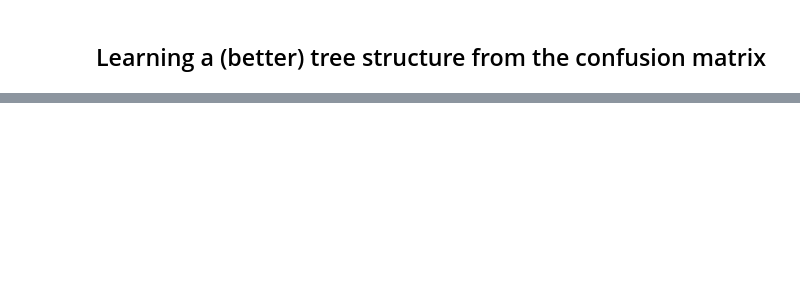
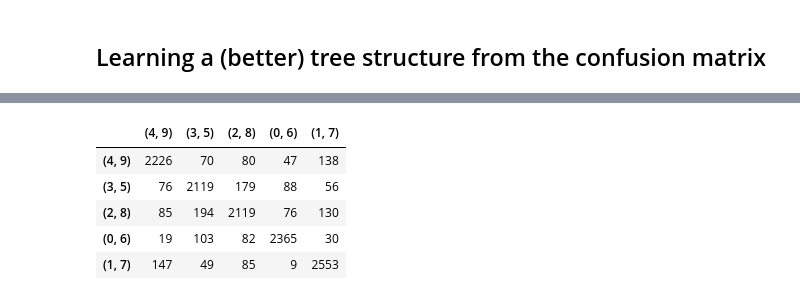
Before and after one commit to MaxHalford/myriade, a Jupyter notebook: Workbench.ipynb, the cells around one changed output, grey strips where cells are left out. Saved outputs shown, nothing was run; the diff lists cells and outputs as text; code cells hidden in the pictures; blank space fills up the shorter version.

```diff
--- a/Workbench.ipynb
+++ b/Workbench.ipynb
@@ -70,0 +100,19 @@ tree
+# %%
+confusion = pd.DataFrame(
+    (
+        confusion.loc[[p[0] for p in pairs], [p[0] for p in pairs]].to_numpy() +
+        confusion.loc[[p[0] for p in pairs], [p[1] for p in pairs]].to_numpy() +
+        confusion.loc[[p[1] for p in pairs], [p[0] for p in pairs]].to_numpy() +
+        confusion.loc[[p[1] for p in pairs], [p[1] for p in pairs]].to_numpy()
+    ),
+    index=pairs,
+    columns=pairs,
+)
+confusion
+# %% [output]
+|  | (4, 9) | (3, 5) | (2, 8) | (0, 6) | (1, 7) |
+| (4, 9) | 2226 | 70 | 80 | 47 | 138 |
+| (3, 5) | 76 | 2119 | 179 | 88 | 56 |
+| (2, 8) | 85 | 194 | 2119 | 76 | 130 |
+| (0, 6) | 19 | 103 | 82 | 2365 | 30 |
+| (1, 7) | 147 | 49 | 85 | 9 | 2553 |
```
Also changed, not shown: parts of 12 cells of this notebook, 16 other files.
